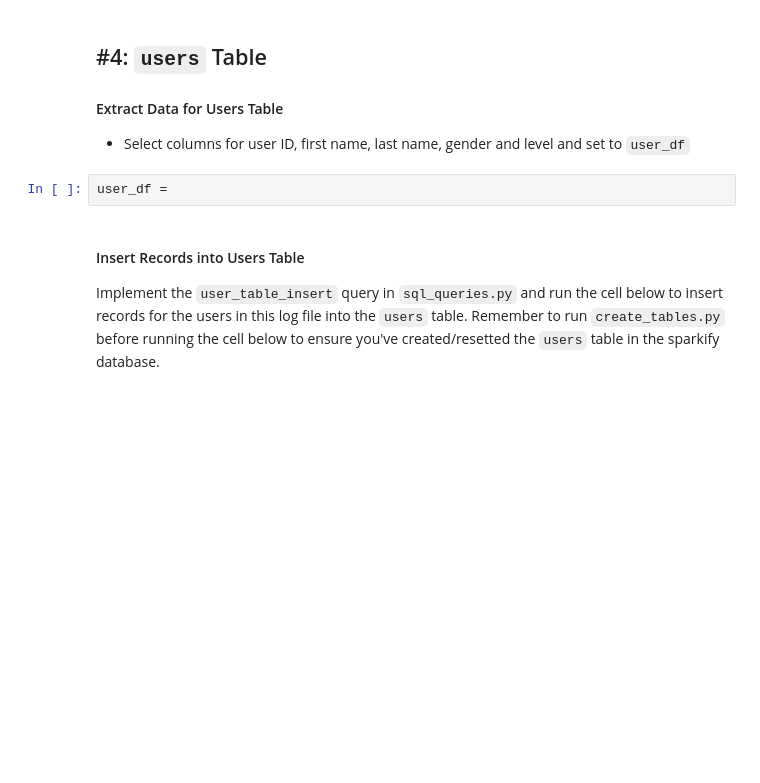
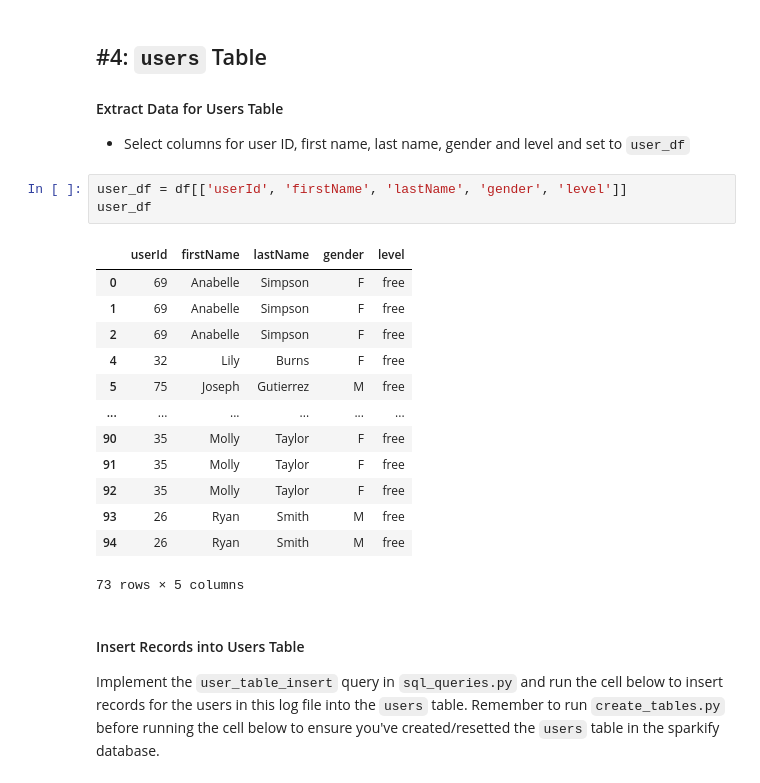
Before and after one commit to yarox/data-eng-nano-project1, a Jupyter notebook: services/jupyter/src/etl.ipynb, the cells around one changed output. Drawn from its saved outputs; the diff is of its cells as text; blank space fills up the shorter version.

```diff
--- a/services/jupyter/src/etl.ipynb
+++ b/services/jupyter/src/etl.ipynb
@@ -120,8 +162,23 @@ Run `test.ipynb` to see if you've successfully added records to this table.
 ## #4: `users` Table
 #### Extract Data for Users Table
 - Select columns for user ID, first name, last name, gender and level and set to `user_df`
-# %%
-user_df =
+# %%
+user_df = df[['userId', 'firstName', 'lastName', 'gender', 'level']]
+user_df
+# %% [output]
+|  | userId | firstName | lastName | gender | level |
+| 0 | 69 | Anabelle | Simpson | F | free |
+| 1 | 69 | Anabelle | Simpson | F | free |
+| 2 | 69 | Anabelle | Simpson | F | free |
+| 4 | 32 | Lily | Burns | F | free |
+| 5 | 75 | Joseph | Gutierrez | M | free |
+| ... | ... | ... | ... | ... | ... |
+| 90 | 35 | Molly | Taylor | F | free |
+| 91 | 35 | Molly | Taylor | F | free |
+| 92 | 35 | Molly | Taylor | F | free |
+| 93 | 26 | Ryan | Smith | M | free |
+| 94 | 26 | Ryan | Smith | M | free |
+73 rows × 5 columns
 # %% [markdown]
 #### Insert Records into Users Table
 Implement the `user_table_insert` query in `sql_queries.py` and run the cell below to insert records for the users in this log file into the `users` table. Remember to run `create_tables.py` before running the cell below to ensure you've created/resetted the `users` table in the sparkify database.
```
Also changed, not shown: parts of 20 cells of this notebook, 1 other file.
